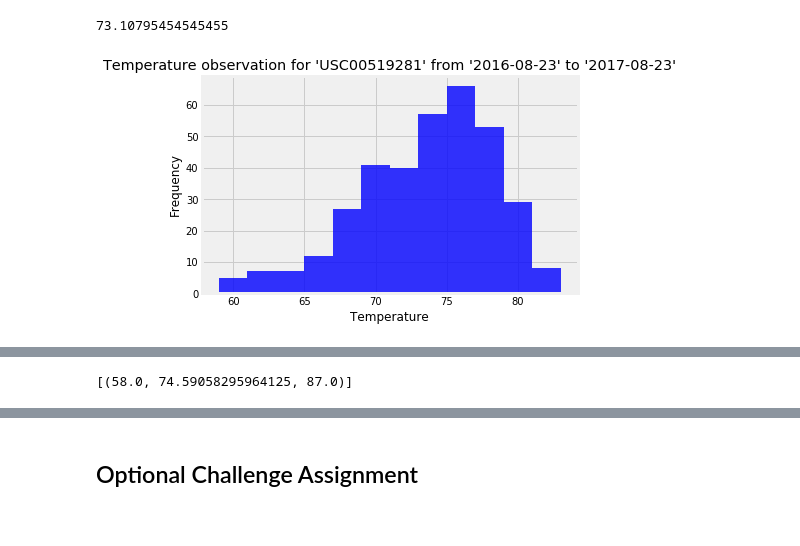
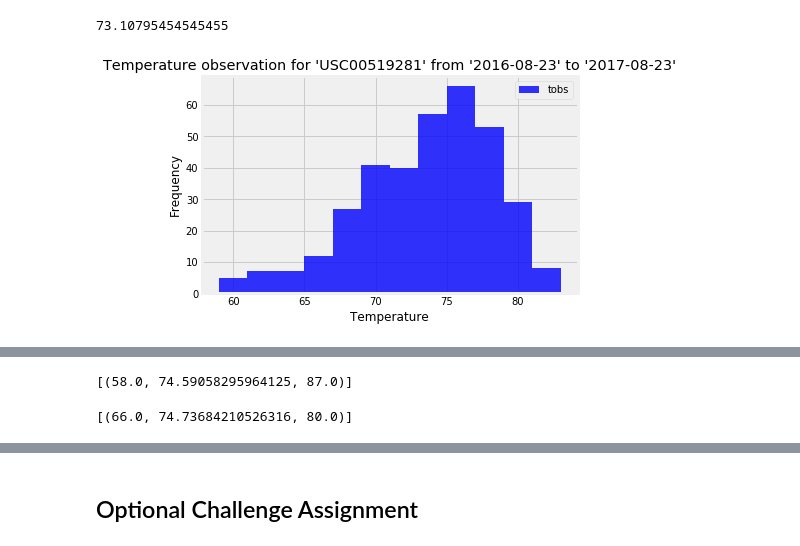
Before and after one commit to ai3carter/Advanced-Data-Storage-and-Retrieval-, a Jupyter notebook: climate_starter.ipynb, the cells around one changed output, grey strips where cells are left out. Cells and saved outputs as stored; diff of their text form; code cells hidden in the pictures.

```diff
--- a/climate_starter.ipynb
+++ b/climate_starter.ipynb
@@ -285,14 +285,17 @@ Tavg
 # %%
 # Choose the station with the highest number of temperature observations.
 # Query the last 12 months of temperature observation data for this station and plot the results as a histogram
 
 plt.hist(temp_df["tobs"],bins=12,color="b",alpha=0.8)
 plt.ylabel("Frequency")
 plt.xlabel("Temperature")
 plt.title("Temperature observation for 'USC00519281' from '2016-08-23' to '2017-08-23'")
+plt.legend(["tobs"])
+
+plt.savefig("Temperature observation for 'USC00519281' from '2016-08-23' to '2017-08-23'.png")
 plt.show()
 # %% [output]
-[figure, old version]
+[figure, new version]
 # %% [markdown]
 ![precipitation](Images/station-histogram.png)
 # %%
@@ -319,6 +322,14 @@ print(calc_temps('2016-08-23', '2017-08-23'))
 # %%
 # Use your previous function `calc_temps` to calculate the tmin, tavg, and tmax
 # for your trip using the previous year's data for those same dates.
+
+trip_start=dt.date(2019,5,7)
+trip_end=dt.date(2019,5,13)
+previous_year=dt.timedelta(days=730)
+temp_previous=calc_temps((trip_start-previous_year),(trip_end-previous_year))
+temp_previous
+# %% [output]
+[(66.0, 74.73684210526316, 80.0)]
 # %%
 # Plot the results from your previous query as a bar chart.
 # Use "Trip Avg Temp" as your Title
```
Also changed, not shown: parts of 3 cells of this notebook, 1 other file.
